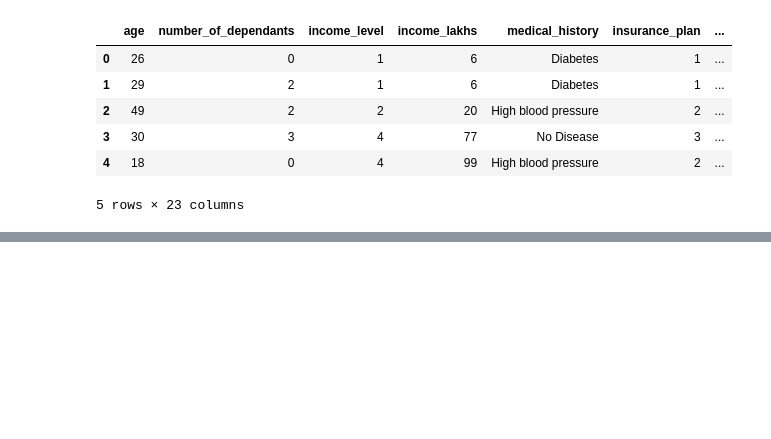
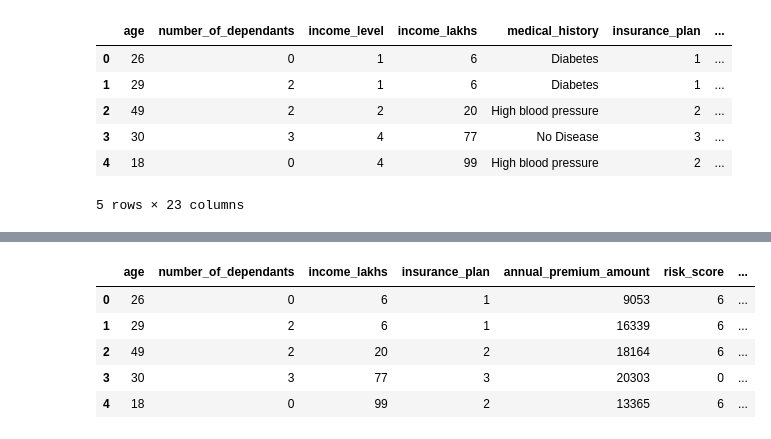
Before and after one commit to abidtalukder/healthcare-premium-prediction, a Jupyter notebook: notebooks/eda.ipynb, the cells around one changed output, grey strips where cells are left out. Cells and saved outputs as stored; diff of their text form; code cells hidden in the pictures; blank space fills up the shorter version.

```diff
--- a/notebooks/eda.ipynb
+++ b/notebooks/eda.ipynb
@@ -463,0 +552,10 @@ df_encoded.to_csv(export_path, index=False)
+# %%
+df_encoded_2 = df_encoded.drop(columns=cols_to_drop)
+df_encoded_2.head()
+# %% [output]
+|  | age | number_of_dependants | income_lakhs | insurance_plan | annual_premium_amount | risk_score | ... |
+| 0 | 26 | 0 | 6 | 1 | 9053 | 6 | ... |
+| 1 | 29 | 2 | 6 | 1 | 16339 | 6 | ... |
+| 2 | 49 | 2 | 20 | 2 | 18164 | 6 | ... |
+| 3 | 30 | 3 | 77 | 3 | 20303 | 0 | ... |
+| 4 | 18 | 0 | 99 | 2 | 13365 | 6 | ... |
```
Also changed, not shown: parts of 13 cells of this notebook.
